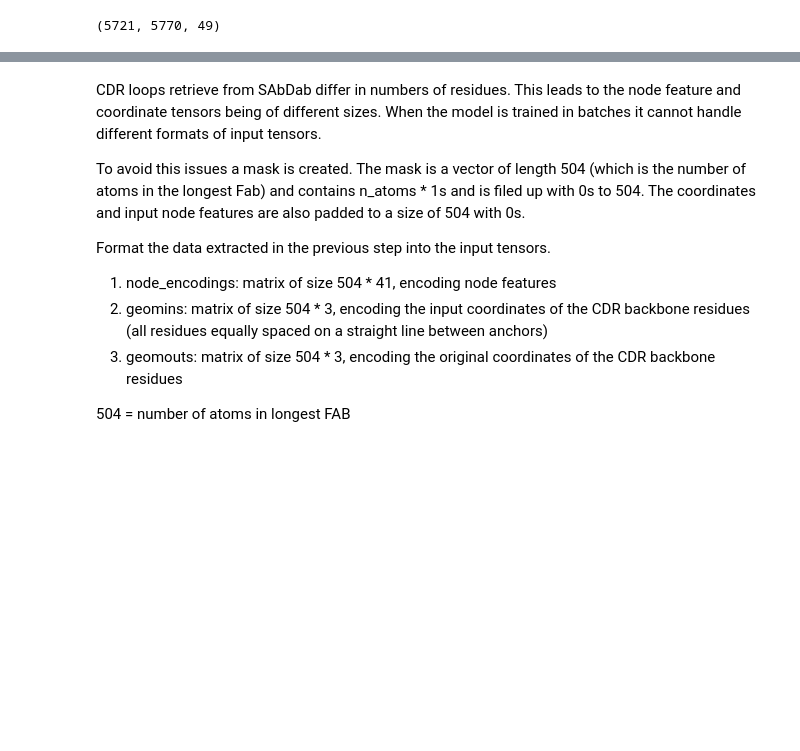
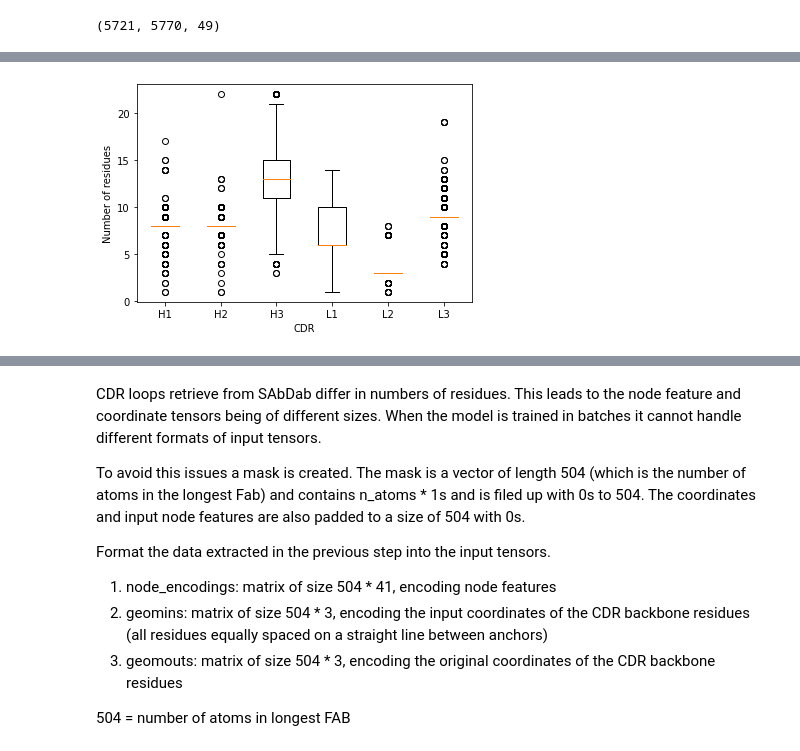
Before and after one commit to felixsihombing/ABlooper, a Jupyter notebook: retrain_model.ipynb, the cells around one changed output, grey strips where cells are left out. Saved outputs shown, nothing was run; the diff lists cells and outputs as text; code cells hidden in the pictures; blank space fills up the shorter version.

```diff
--- a/retrain_model.ipynb
+++ b/retrain_model.ipynb
@@ -70,0 +138,9 @@ with open('train_data/CDR_seqs_test.npy', 'rb') as infile:
+# %%
+CDR_lenths = length_CDRs(CDR_seqs)
+plt.boxplot([x for x in CDR_lenths.values()],labels=[x for x in CDR_lenths.keys()])
+
+plt.xlabel('CDR')
+plt.ylabel('Number of residues')
+plt.savefig('figures/CDR_length_after_lenth_filter.png')
+# %% [output]
+[figure, added]
```
Also changed, not shown: parts of 27 cells of this notebook, 4 other files.
